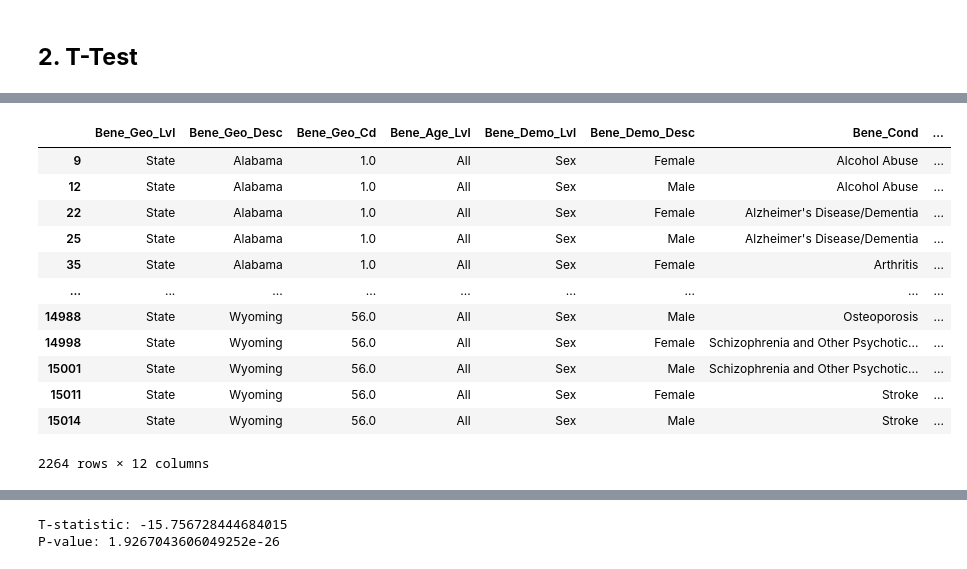
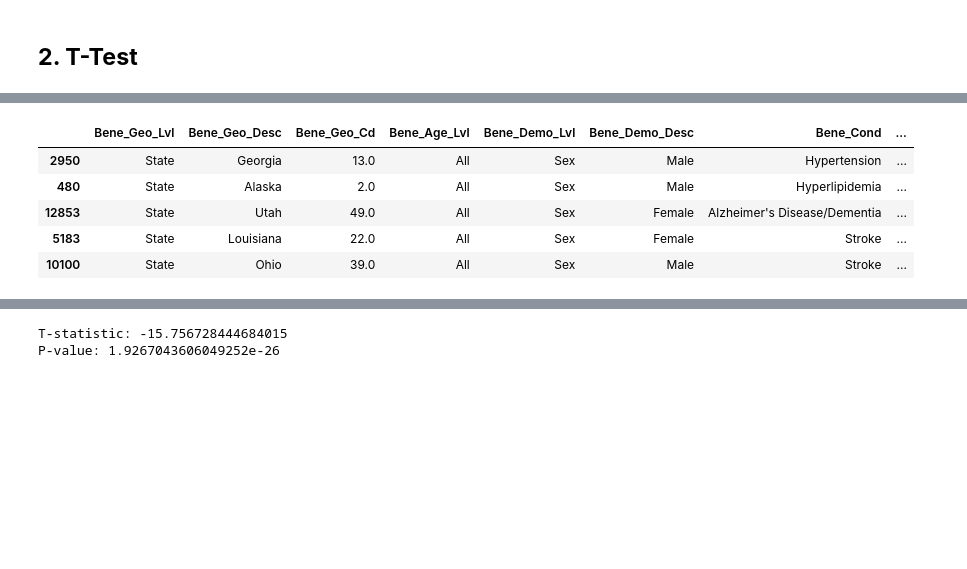
Before and after one commit to c-susan/datasci_5_statistics, a Jupyter notebook: python_statistics.ipynb, the cells around one changed output, grey strips where cells are left out. Drawn from its saved outputs; the diff is of its cells as text; code cells hidden in the pictures; blank space fills up the shorter version.

```diff
--- a/python_statistics.ipynb
+++ b/python_statistics.ipynb
@@ -98,21 +84,14 @@ df2
 # %%
 ## Selecting rows where column 'Bene_Demo_Desc' is either Female or Male, 'Bene_Age_Lvl' is All, and 'Prvlnc' is not null.
 df2 = df2[(df2['Bene_Demo_Desc'].isin(['Female', 'Male'])) & (df2['Bene_Age_Lvl'] == 'All') & df2['Prvlnc'].notnull()]
-df2
+df2.sample(5)
 # %% [output]
 |  | Bene_Geo_Lvl | Bene_Geo_Desc | Bene_Geo_Cd | Bene_Age_Lvl | Bene_Demo_Lvl | Bene_Demo_Desc | Bene_Cond | ... |
-| 9 | State | Alabama | 1.0 | All | Sex | Female | Alcohol Abuse | ... |
-| 12 | State | Alabama | 1.0 | All | Sex | Male | Alcohol Abuse | ... |
-| 22 | State | Alabama | 1.0 | All | Sex | Female | Alzheimer's Disease/Dementia | ... |
-| 25 | State | Alabama | 1.0 | All | Sex | Male | Alzheimer's Disease/Dementia | ... |
-| 35 | State | Alabama | 1.0 | All | Sex | Female | Arthritis | ... |
-| ... | ... | ... | ... | ... | ... | ... | ... | ... |
-| 14988 | State | Wyoming | 56.0 | All | Sex | Male | Osteoporosis | ... |
-| 14998 | State | Wyoming | 56.0 | All | Sex | Female | Schizophrenia and Other Psychotic... | ... |
-| 15001 | State | Wyoming | 56.0 | All | Sex | Male | Schizophrenia and Other Psychotic... | ... |
-| 15011 | State | Wyoming | 56.0 | All | Sex | Female | Stroke | ... |
-| 15014 | State | Wyoming | 56.0 | All | Sex | Male | Stroke | ... |
+| 2950 | State | Georgia | 13.0 | All | Sex | Male | Hypertension | ... |
+| 480 | State | Alaska | 2.0 | All | Sex | Male | Hyperlipidemia | ... |
+| 12853 | State | Utah | 49.0 | All | Sex | Female | Alzheimer's Disease/Dementia | ... |
+| 5183 | State | Louisiana | 22.0 | All | Sex | Female | Stroke | ... |
+| 10100 | State | Ohio | 39.0 | All | Sex | Male | Stroke | ... |
-2264 rows × 12 columns
 # %%
 ## Selecting alcohol abuse as the condition to focus on
 alcohol = df2[df2['Bene_Cond'] == 'Alcohol Abuse']
```
Also changed, not shown: parts of 8 cells of this notebook.
